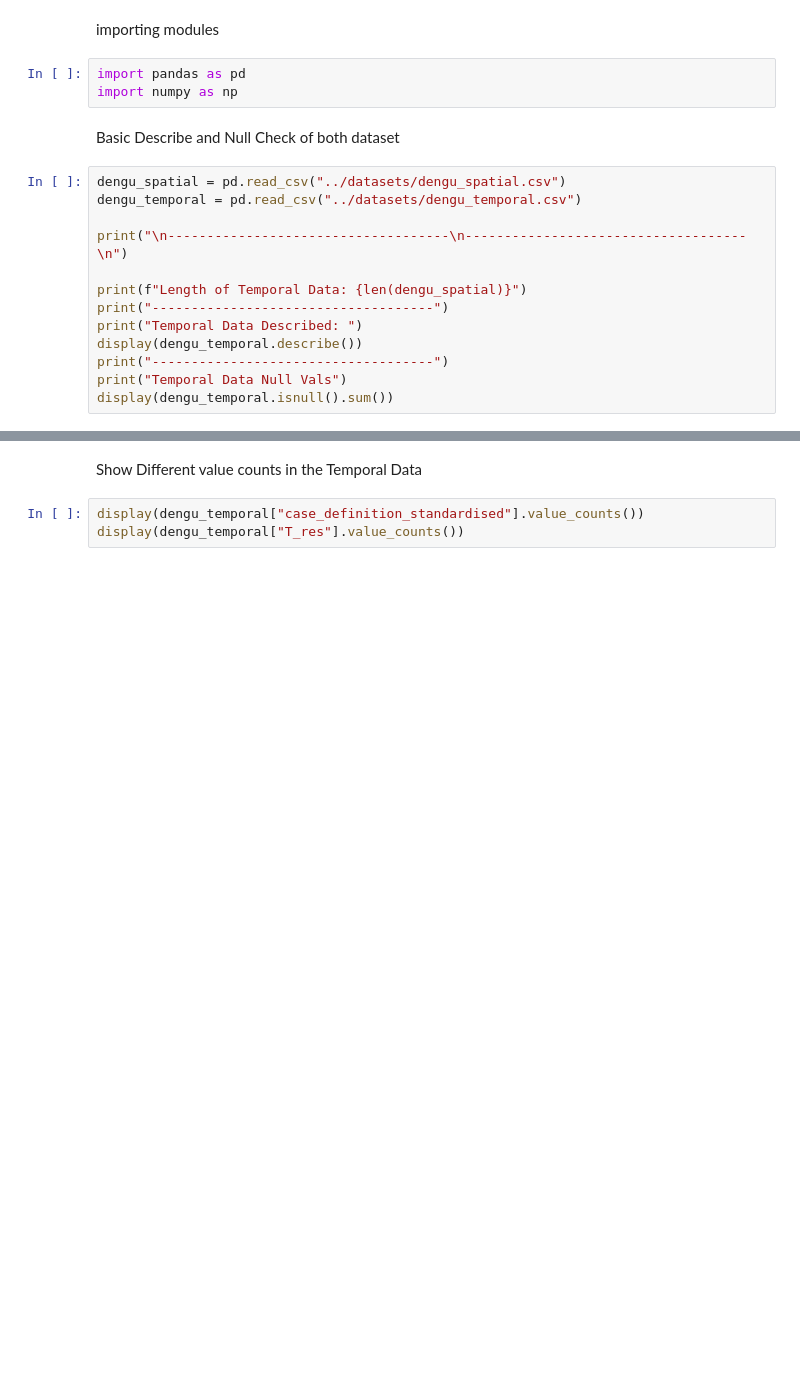
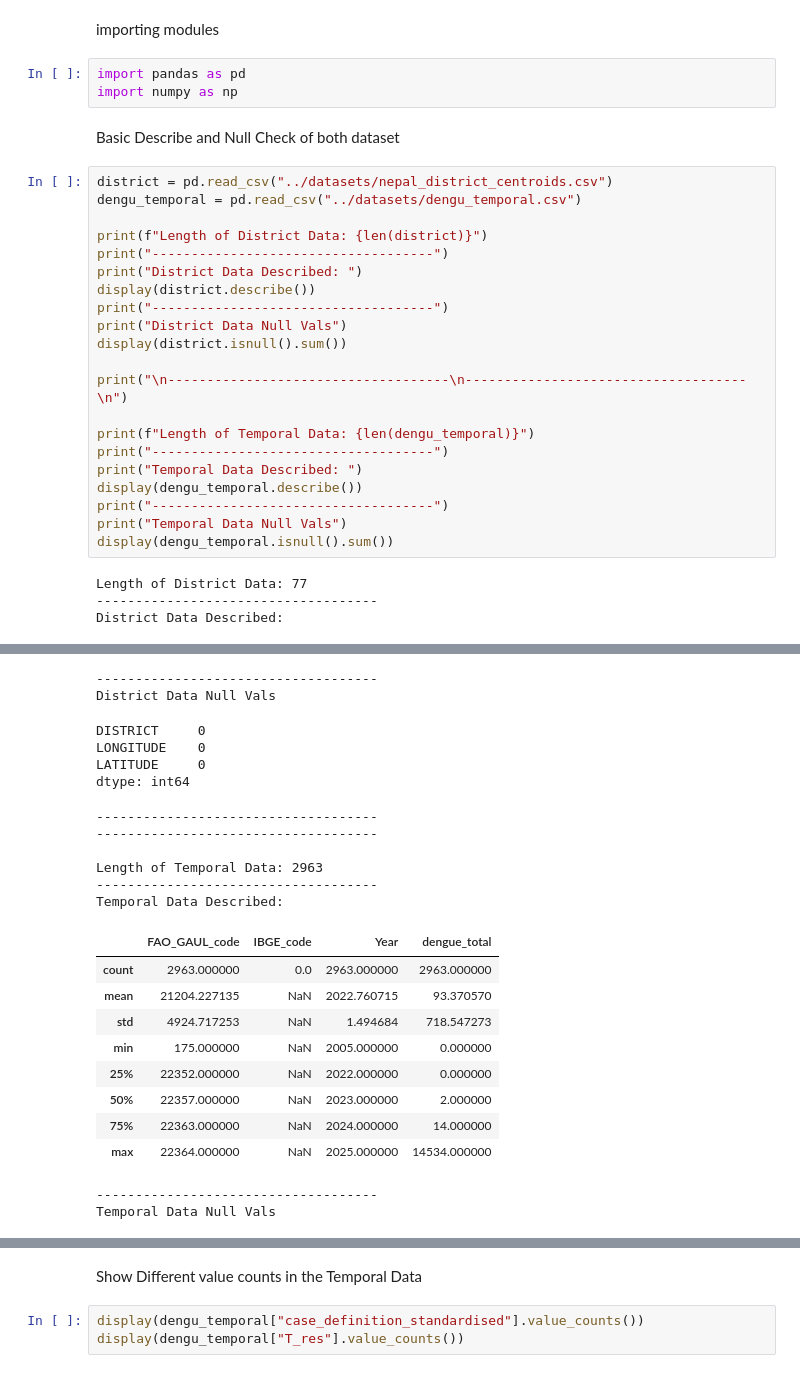
Before and after one commit to piyushshrestha55/ML_GROUP_ASSIGNMENT, a Jupyter notebook: modules/clean.ipynb, the cells around one changed output, grey strips where cells are left out. Cells and saved outputs as stored; diff of their text form; blank space fills up the shorter version.

```diff
--- a/modules/clean.ipynb
+++ b/modules/clean.ipynb
@@ -6,15 +6,27 @@ import numpy as np
 # %% [markdown]
 Basic Describe and Null Check of both dataset
 # %%
-dengu_spatial = pd.read_csv("../datasets/dengu_spatial.csv")
+district = pd.read_csv("../datasets/nepal_district_centroids.csv")
 dengu_temporal = pd.read_csv("../datasets/dengu_temporal.csv")
+
+print(f"Length of District Data: {len(district)}")
+print("------------------------------------")
+print("District Data Described: ")
+display(district.describe())
+print("------------------------------------")
+print("District Data Null Vals")
+display(district.isnull().sum())
 
 print("\n------------------------------------\n------------------------------------\n")
 
-print(f"Length of Temporal Data: {len(dengu_spatial)}")
+print(f"Length of Temporal Data: {len(dengu_temporal)}")
 print("------------------------------------")
 print("Temporal Data Described: ")
 display(dengu_temporal.describe())
 print("------------------------------------")
 print("Temporal Data Null Vals")
 display(dengu_temporal.isnull().sum())
+# %% [output]
+Length of District Data: 77
+------------------------------------
+District Data Described:
@@ -20,0 +42,23 @@ display(dengu_temporal.isnull().sum())
+------------------------------------
+District Data Null Vals
+DISTRICT     0
+LONGITUDE    0
+LATITUDE     0
+dtype: int64
+------------------------------------
+------------------------------------
+
+Length of Temporal Data: 2963
+------------------------------------
+Temporal Data Described:
+|  | FAO_GAUL_code | IBGE_code | Year | dengue_total |
+| count | 2963.000000 | 0.0 | 2963.000000 | 2963.000000 |
+| mean | 21204.227135 | NaN | 2022.760715 | 93.370570 |
+| std | 4924.717253 | NaN | 1.494684 | 718.547273 |
+| min | 175.000000 | NaN | 2005.000000 | 0.000000 |
+| 25% | 22352.000000 | NaN | 2022.000000 | 0.000000 |
+| 50% | 22357.000000 | NaN | 2023.000000 | 2.000000 |
+| 75% | 22363.000000 | NaN | 2024.000000 | 14.000000 |
+| max | 22364.000000 | NaN | 2025.000000 | 14534.000000 |
+------------------------------------
+Temporal Data Null Vals
```
Also changed, not shown: parts of 12 cells of this notebook, 2 other files.
